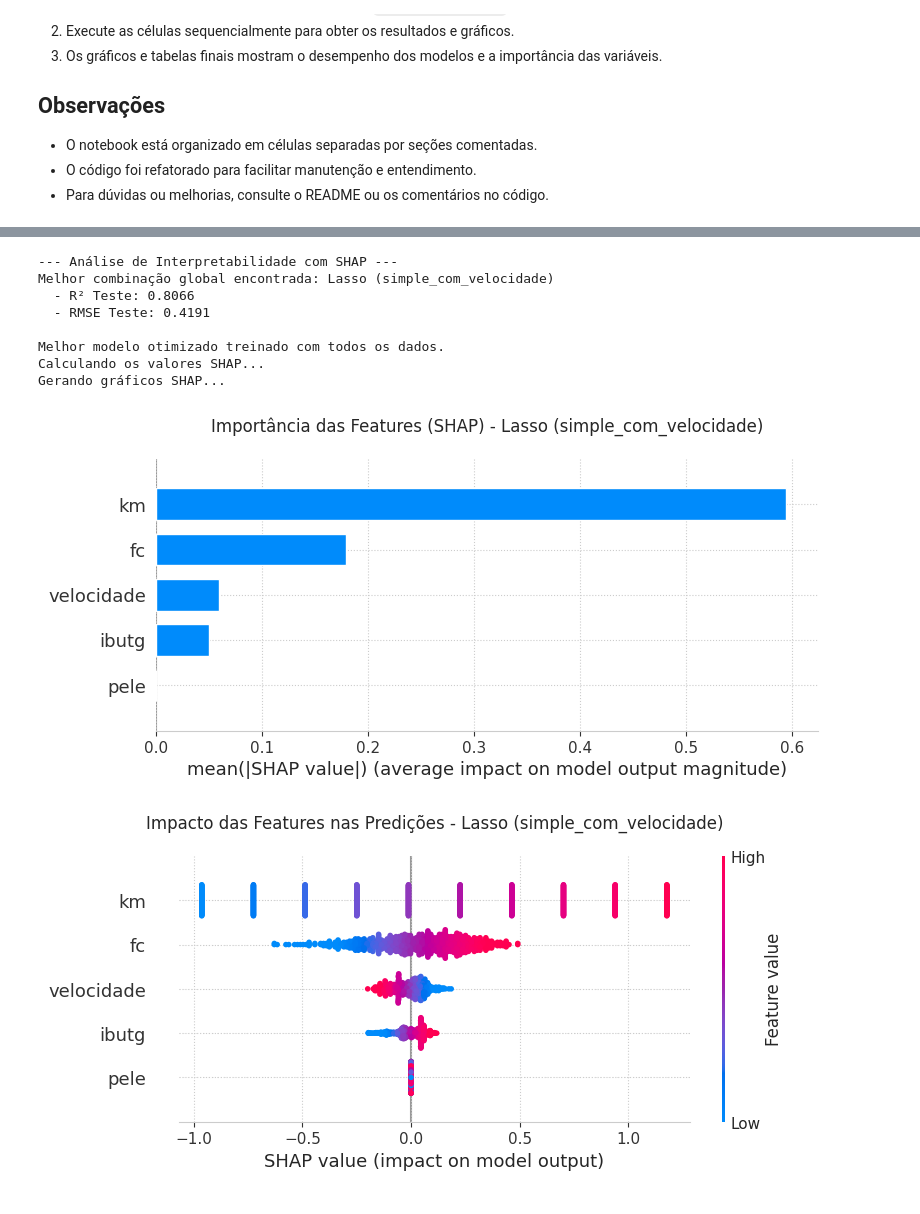
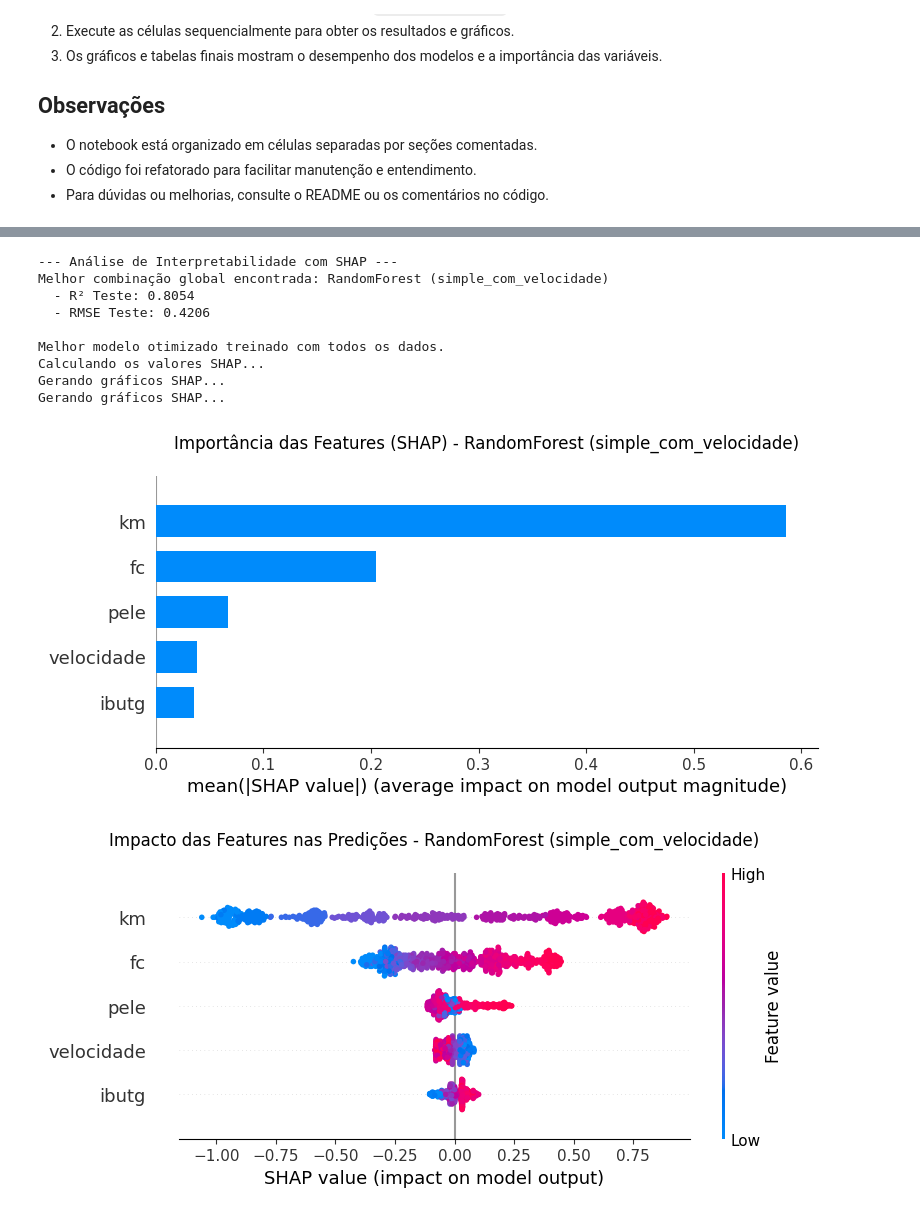
Before and after one commit to LBS-UFMG/tcore, a Jupyter notebook: models/modelo-final-1-1km.ipynb, the cells around one changed output, grey strips where cells are left out. Cells and saved outputs as stored; diff of their text form; code cells hidden in the pictures.

```diff
--- a/models/modelo-final-1-1km.ipynb
+++ b/models/modelo-final-1-1km.ipynb
@@ -51,17 +51,12 @@ from sklearn.metrics import make_scorer, r2_score, mean_squared_error
 # 2. DEFINIÇÃO DOS CONJUNTOS DE FEATURES
 # =============================================================================
 # Defina os conjuntos de features utilizados nos experimentos
+TARGET = 'interna'
 FEATURE_SETS = {
-    'simple': [
-        'tempo', 'temperatura_ambiente', 'umidade_relativa', 'peso', 'idade', 'sexo'
-    ],
-    'simple_com_velocidade': [
-        'tempo', 'temperatura_ambiente', 'umidade_relativa', 'peso', 'idade', 'sexo', 'velocidade'
-    ],
-    'ambiental_completo': [
-        'tempo', 'temperatura_ambiente', 'umidade_relativa', 'peso', 'idade', 'sexo',
-        'velocidade', 'pressao_atmosferica', 'radiacao_solar', 'vento', 'chuva'
-    ]
+    'simple': ['km', 'ibutg', 'pele', 'fc'],
+    'simple_com_velocidade': ['km', 'ibutg', 'pele', 'fc', 'velocidade'],
+    'ambiental_completo': ['km', 'ibutg', 'umidade_absoluta', 'umidade_relativa',
+                           'ambiente_seca', 'ambiente_umida', 'pele', 'fc']
 }
 
 # ...existing code...
@@ -70,10 +65,11 @@ FEATURE_SETS = {
 # 2. CARREGAMENTO E PREPARAÇÃO DOS DADOS
 # =============================================================================
 # Carregue o dataset e defina X, y e groups conforme necessário
-df = pd.read_csv('data/dados-organizados-1-1km.csv')  # ajuste o caminho se necessário
-X = df.drop(columns=['temperatura_interna', 'grupo'])
-y = df['temperatura_interna']
-groups = df['grupo']  # ajuste se o agrupamento for diferente
+df = pd.read_csv('/home/usuario-leticia/Desktop/Samuel/leticiaag/tcore/data/dados-organizados-1-1km.csv')  # ajuste o caminho se necessário
+X = df.drop(columns=[TARGET, 'trial_id'])
+y = df[TARGET]
+groups = df['trial_id']
+cv_splitter = GroupKFold(n_splits=5)
 # %%
 # =============================================================================
 # 3. DEFINIÇÃO DOS HIPERPARÂMETROS OTIMIZADOS
@@ -244,7 +253,7 @@ plt.show()
 print("\n--- Análise de Interpretabilidade com SHAP ---")
 
 # Seleciona o melhor experimento com base no menor RMSE de teste
-best_experiment = results_df.sort_values('RMSE_teste').iloc[0]
+best_experiment = results_df.sort_values('RMSE_teste').iloc[1]
 best_model_name = best_experiment['model']
 best_feature_set_name = best_experiment['feature_set']
 best_params = OPTIMIZED_PARAMS[best_model_name][best_feature_set_name]
@@ -284,35 +293,36 @@ if best_was_scaled:
 # Explainer SHAP
 model_fitted = final_pipeline.named_steps['model']
 explainer = None
 if best_model_name in ['DecisionTree', 'RandomForest', 'XGBoost']:
     explainer = shap.TreeExplainer(model_fitted)
 elif best_model_name == 'Lasso':
     explainer = shap.LinearExplainer(model_fitted, X_shap)
 
 if explainer:
     print("Calculando os valores SHAP...")
     shap_values = explainer.shap_values(X_shap)
     print("Gerando gráficos SHAP...")
     # Importância das features
     plt.figure()
     shap.summary_plot(shap_values, X_shap, plot_type="bar", show=False)
     plt.title(f'Importância das Features (SHAP) - {best_experiment["experimento"]}', pad=20)
     plt.show()
     # Impacto das features
     plt.figure()
     shap.summary_plot(shap_values, X_shap, show=False)
     plt.title(f'Impacto das Features nas Predições - {best_experiment["experimento"]}', pad=20)
     plt.show()
 else:
     print(f"Análise SHAP não implementada para o tipo de modelo: {best_model_name}")
 # %% [output]
 --- Análise de Interpretabilidade com SHAP ---
-Melhor combinação global encontrada: Lasso (simple_com_velocidade)
-  - R² Teste: 0.8066
-  - RMSE Teste: 0.4191
+Melhor combinação global encontrada: RandomForest (simple_com_velocidade)
+  - R² Teste: 0.8054
+  - RMSE Teste: 0.4206
 
 Melhor modelo otimizado treinado com todos os dados.
 Calculando os valores SHAP...
 Gerando gráficos SHAP...
+Gerando gráficos SHAP...
-[figure, old version]
+[figure, new version]
-[figure, old version]
+[figure, new version]
```
Also changed, not shown: parts of 2 cells of this notebook.
